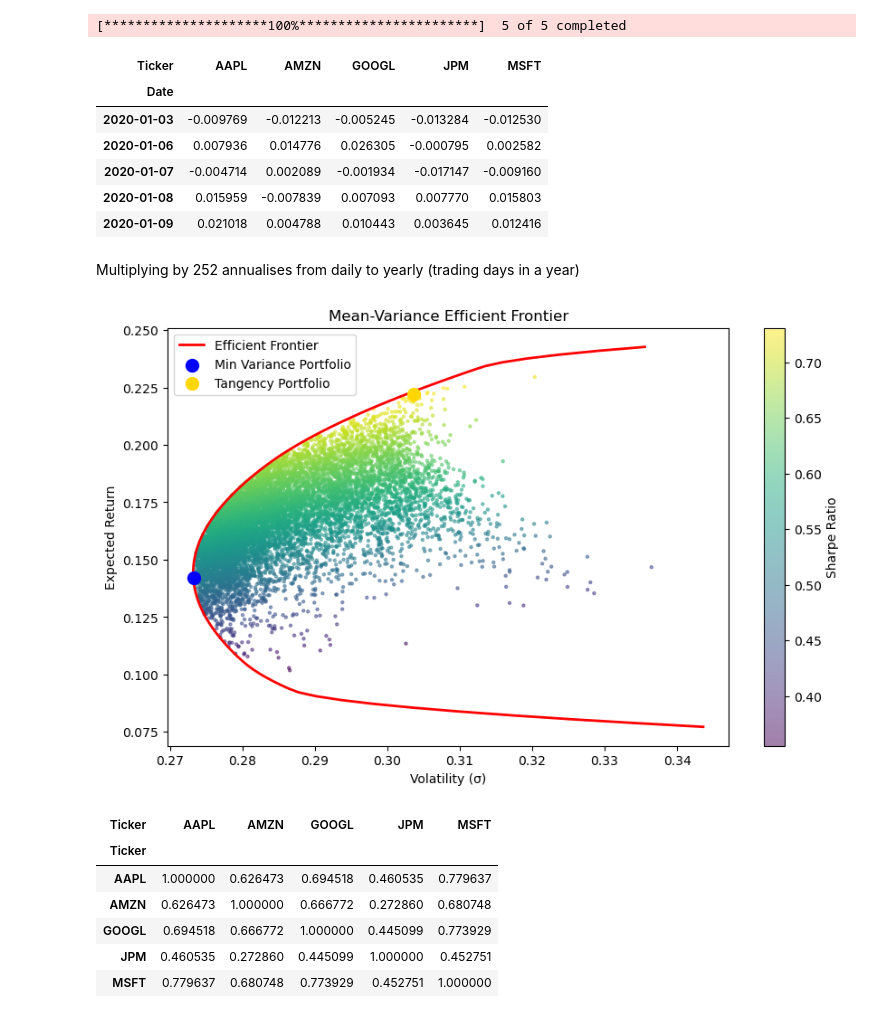
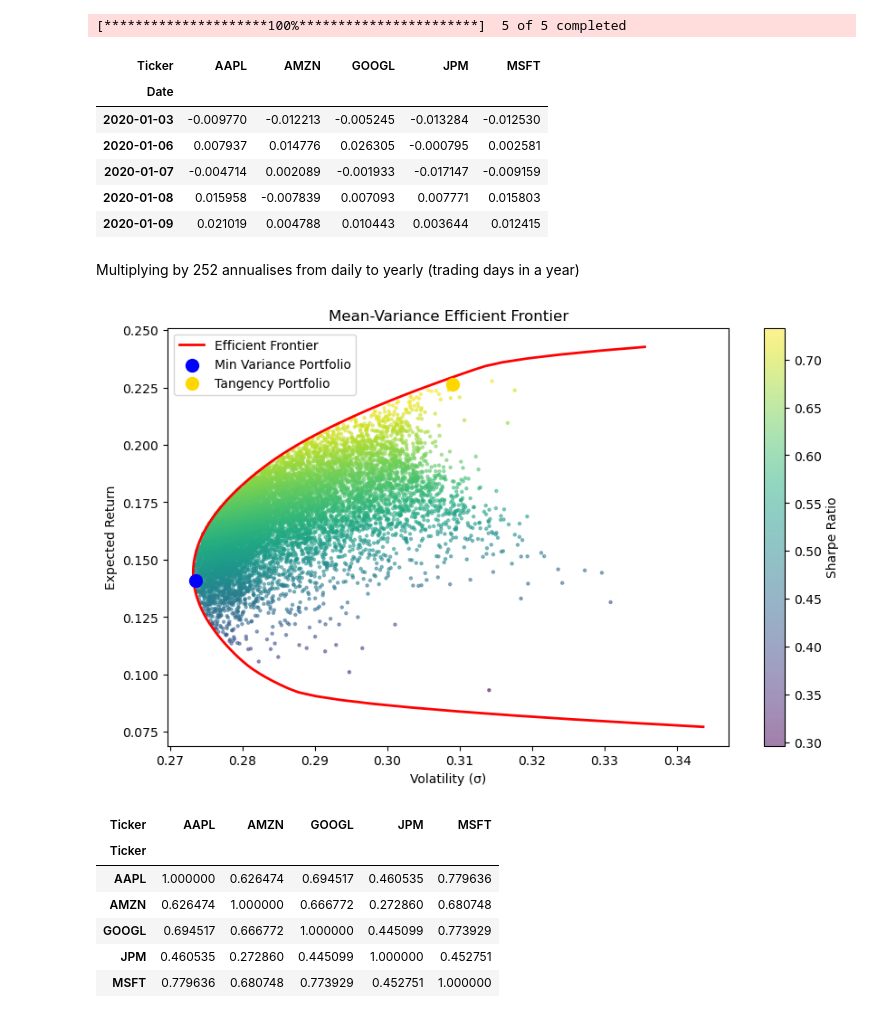
Before and after one commit to Kalebb12/Quantitative-Trading, a Jupyter notebook: learning/21_portfolio_management.ipynb, the cells around one changed output. Cells and saved outputs as stored; diff of their text form; code cells hidden in the pictures.

Commit message:
Portfolio management with linear algebra3

```diff
--- a/learning/21_portfolio_management.ipynb
+++ b/learning/21_portfolio_management.ipynb
@@ -9,7 +9,7 @@ import matplotlib.pyplot as plt
 from scipy.optimize import minimize
 # %%
 tickers = ['AAPL', 'MSFT', 'GOOGL', 'AMZN', 'JPM']
-data = yf.download(tickers, start='2020-01-01', end='2024-01-01')['Close']
+data = yf.download(tickers, start='2020-01-01', end='2024-01-01', auto_adjust=True)['Close']
 # %% [output]
 [*********************100%***********************]  5 of 5 completed
 # %%
@@ -19,11 +19,11 @@ log_ret.head()
 # %% [output]
 | Ticker | AAPL | AMZN | GOOGL | JPM | MSFT |
 | Date |  |  |  |  |  |
-| 2020-01-03 | -0.009769 | -0.012213 | -0.005245 | -0.013284 | -0.012530 |
-| 2020-01-06 | 0.007936 | 0.014776 | 0.026305 | -0.000795 | 0.002582 |
-| 2020-01-07 | -0.004714 | 0.002089 | -0.001934 | -0.017147 | -0.009160 |
-| 2020-01-08 | 0.015959 | -0.007839 | 0.007093 | 0.007770 | 0.015803 |
-| 2020-01-09 | 0.021018 | 0.004788 | 0.010443 | 0.003645 | 0.012416 |
+| 2020-01-03 | -0.009770 | -0.012213 | -0.005245 | -0.013284 | -0.012530 |
+| 2020-01-06 | 0.007937 | 0.014776 | 0.026305 | -0.000795 | 0.002581 |
+| 2020-01-07 | -0.004714 | 0.002089 | -0.001933 | -0.017147 | -0.009159 |
+| 2020-01-08 | 0.015958 | -0.007839 | 0.007093 | 0.007771 | 0.015803 |
+| 2020-01-09 | 0.021019 | 0.004788 | 0.010443 | 0.003644 | 0.012415 |
 # %%
 # Compute μ and Σ
 mu = log_ret.mean() * 252
@@ -53,7 +53,7 @@ for i in range(n_portfolios):
     results[2, i] = sharpe
 # %%
 def portfolio_variance(w, cov):
-    return w @ cov.values @ w
+    return w.T @ cov.values @ w
 
 def portfolio_return(w, mu):
     return w @ mu
@@ -75,41 +75,41 @@ for target in frontier_returns:
     frontier_vols.append(np.sqrt(result.fun))
 # %%
 plt.figure(figsize=(10, 6))
-
+portfolio_variance
 # scatter cloud coloured by sharpe ratio
 plt.scatter(results[1], results[0], c=results[2], cmap='viridis', alpha=0.5, s=5)
 plt.colorbar(label='Sharpe Ratio')
 
 # true frontier curve
 plt.plot(frontier_vols, frontier_returns, 'r-', linewidth=2, label='Efficient Frontier')
 
 # minimum variance portfolio
 min_vol_idx = results[1].argmin()
 plt.scatter(results[1, min_vol_idx], results[0, min_vol_idx],
             color='blue', s=100, zorder=5, label='Min Variance Portfolio')
 
 # tangency portfolio (max sharpe)
 max_sharpe_idx = results[2].argmax()
 plt.scatter(results[1, max_sharpe_idx], results[0, max_sharpe_idx],
             color='gold', s=100, zorder=5, label='Tangency Portfolio')
 
 plt.xlabel('Volatility (σ)')
 plt.ylabel('Expected Return')
 plt.title('Mean-Variance Efficient Frontier')
 plt.legend()
 plt.show()
 # %% [output]
-[figure, old version]
+[figure, new version]
 # %%
 log_ret.corr()
 # %% [output]
 | Ticker | AAPL | AMZN | GOOGL | JPM | MSFT |
 | Ticker |  |  |  |  |  |
-| AAPL | 1.000000 | 0.626473 | 0.694518 | 0.460535 | 0.779637 |
-| AMZN | 0.626473 | 1.000000 | 0.666772 | 0.272860 | 0.680748 |
-| GOOGL | 0.694518 | 0.666772 | 1.000000 | 0.445099 | 0.773929 |
+| AAPL | 1.000000 | 0.626474 | 0.694517 | 0.460535 | 0.779636 |
+| AMZN | 0.626474 | 1.000000 | 0.666772 | 0.272860 | 0.680748 |
+| GOOGL | 0.694517 | 0.666772 | 1.000000 | 0.445099 | 0.773929 |
 | JPM | 0.460535 | 0.272860 | 0.445099 | 1.000000 | 0.452751 |
-| MSFT | 0.779637 | 0.680748 | 0.773929 | 0.452751 | 1.000000 |
+| MSFT | 0.779636 | 0.680748 | 0.773929 | 0.452751 | 1.000000 |
 # %%
 # Minimum variance portfolio
 min_vol_idx = results[1].argmin()
```
Also changed, not shown: parts of 3 cells of this notebook, 1 other file.
